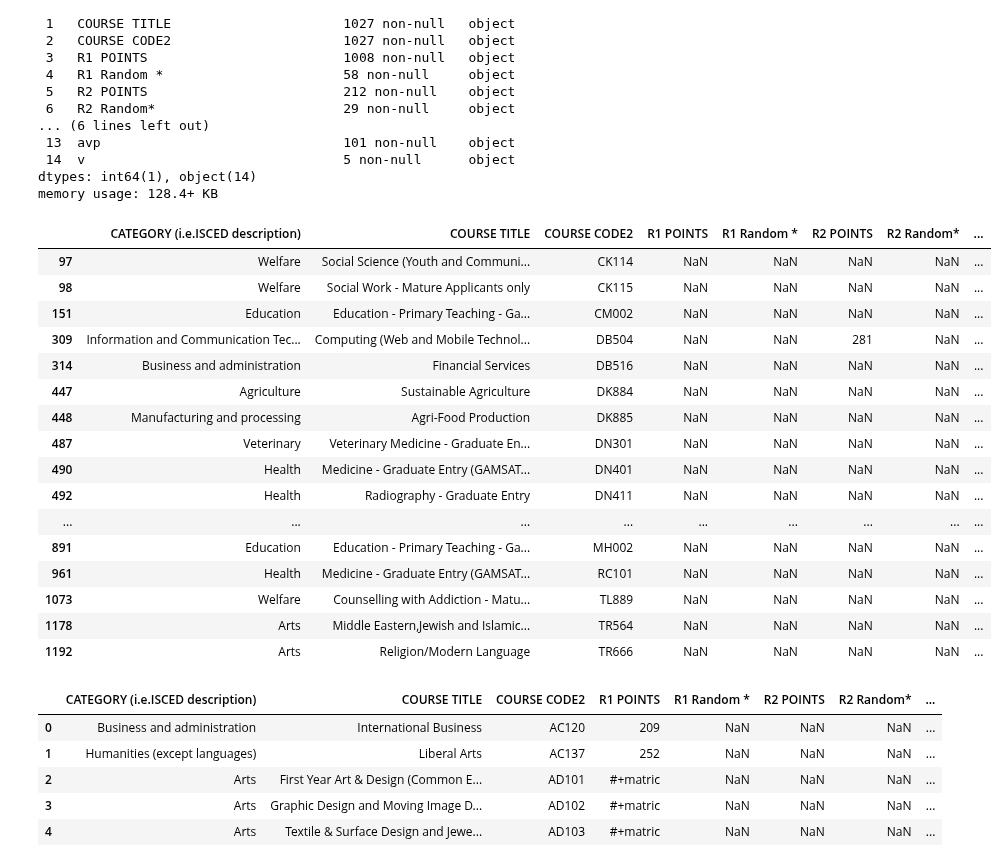
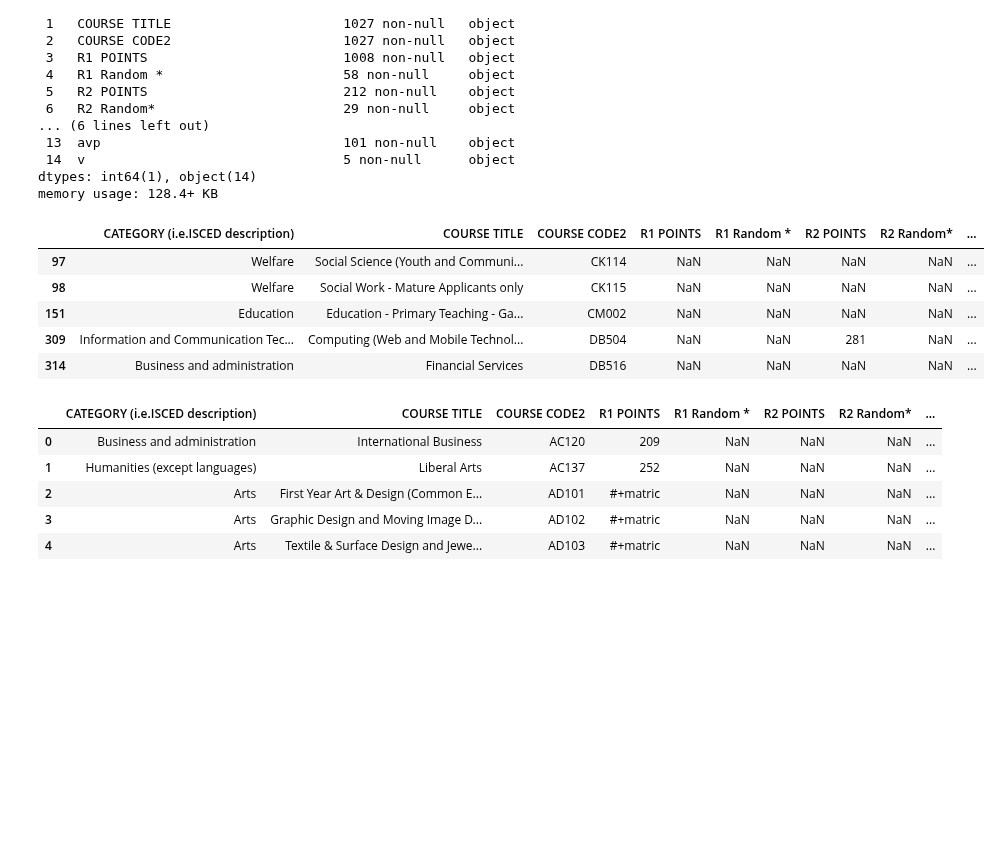
Before and after one commit to donneger/data_analysis_assessment, a Jupyter notebook: cao_assignment/cao.ipynb, the cells around one changed output. Cells and saved outputs as stored; diff of their text form; code cells hidden in the pictures; blank space fills up the shorter version.

```diff
--- a/cao_assignment/cao.ipynb
+++ b/cao_assignment/cao.ipynb
@@ -280,26 +270,15 @@ memory usage: 128.4+ KB
 # %%
 # Have a look at the 2020 courses that have no R1 Points data, not sure why so, maybe no applicants, anyway these will be excluded from the analysis.
 nullpoints_20 = pd.isnull(df2020_lvl8['R1 POINTS'])
 # There are 19 courses with no points.
-df2020_lvl8[nullpoints_20]
+df2020_lvl8[nullpoints_20].head(5)
 # %% [output]
 |  | CATEGORY (i.e.ISCED description) | COURSE TITLE | COURSE CODE2 | R1 POINTS | R1 Random * | R2 POINTS | R2 Random* | ... |
 | 97 | Welfare | Social Science (Youth and Communi... | CK114 | NaN | NaN | NaN | NaN | ... |
 | 98 | Welfare | Social Work - Mature Applicants only | CK115 | NaN | NaN | NaN | NaN | ... |
 | 151 | Education | Education - Primary Teaching - Ga... | CM002 | NaN | NaN | NaN | NaN | ... |
 | 309 | Information and Communication Tec... | Computing (Web and Mobile Technol... | DB504 | NaN | NaN | 281 | NaN | ... |
 | 314 | Business and administration | Financial Services | DB516 | NaN | NaN | NaN | NaN | ... |
-| 447 | Agriculture | Sustainable Agriculture | DK884 | NaN | NaN | NaN | NaN | ... |
-| 448 | Manufacturing and processing | Agri-Food Production | DK885 | NaN | NaN | NaN | NaN | ... |
-| 487 | Veterinary | Veterinary Medicine - Graduate En... | DN301 | NaN | NaN | NaN | NaN | ... |
-| 490 | Health | Medicine - Graduate Entry (GAMSAT... | DN401 | NaN | NaN | NaN | NaN | ... |
-| 492 | Health | Radiography - Graduate Entry | DN411 | NaN | NaN | NaN | NaN | ... |
-| ... | ... | ... | ... | ... | ... | ... | ... | ... |
-| 891 | Education | Education - Primary Teaching - Ga... | MH002 | NaN | NaN | NaN | NaN | ... |
-| 961 | Health | Medicine - Graduate Entry (GAMSAT... | RC101 | NaN | NaN | NaN | NaN | ... |
-| 1073 | Welfare | Counselling with Addiction - Matu... | TL889 | NaN | NaN | NaN | NaN | ... |
-| 1178 | Arts | Middle Eastern,Jewish and Islamic... | TR564 | NaN | NaN | NaN | NaN | ... |
-| 1192 | Arts | Religion/Modern Language | TR666 | NaN | NaN | NaN | NaN | ... |
 # %%
 # Get only the 2020 courses that have data in the R1 points column, will have a look further to see if they are all valid points data.
 notnullr1 = pd.notnull(df2020_lvl8['R1 POINTS'])
```
Also changed, not shown: parts of 25 cells of this notebook.
